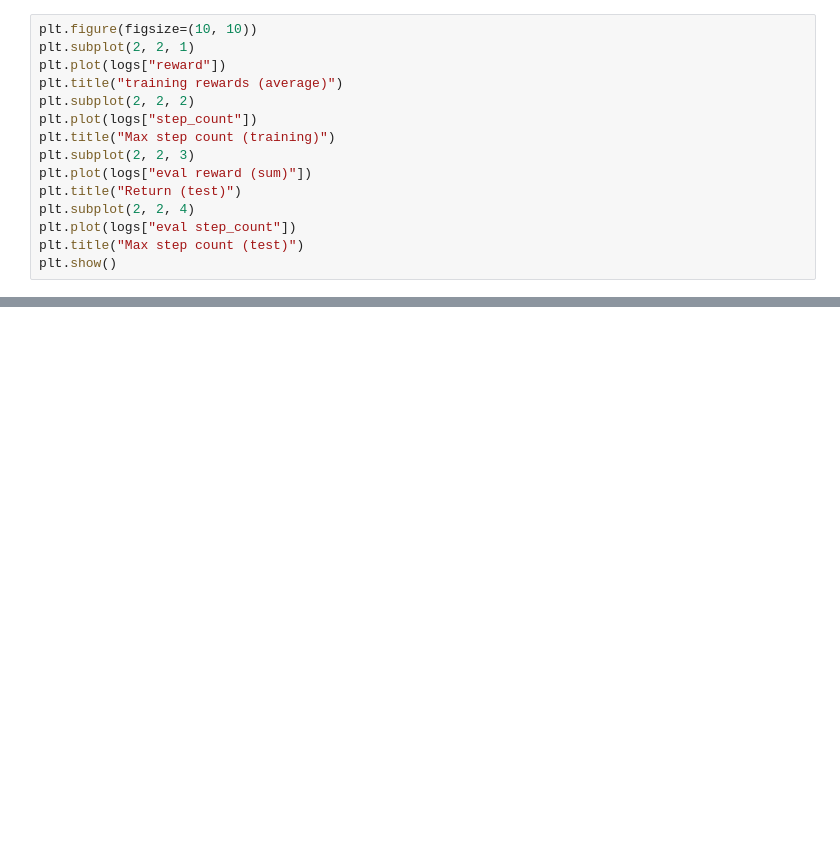
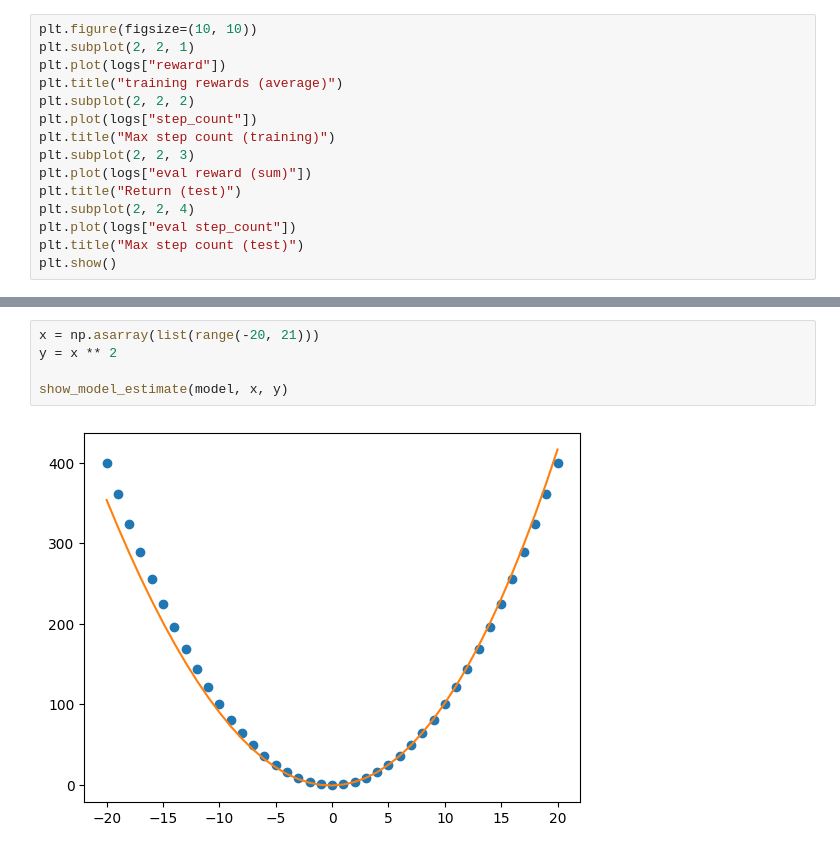
Before and after one commit to kiwi-lang/taranis, a Jupyter notebook: examples/PythonPrimer.ipynb, the cells around one changed output, grey strips where cells are left out. Saved outputs shown, nothing was run; the diff lists cells and outputs as text; blank space fills up the shorter version.

```diff
--- a/examples/PythonPrimer.ipynb
+++ b/examples/PythonPrimer.ipynb
@@ -1814,0 +1886,7 @@ plt.show()
+# %%
+x = np.asarray(list(range(-20, 21)))
+y = x ** 2
+
+show_model_estimate(model, x, y)
+# %% [output]
+[figure, added]
```
Also changed, not shown: parts of 28 cells of this notebook, 22 other files.
